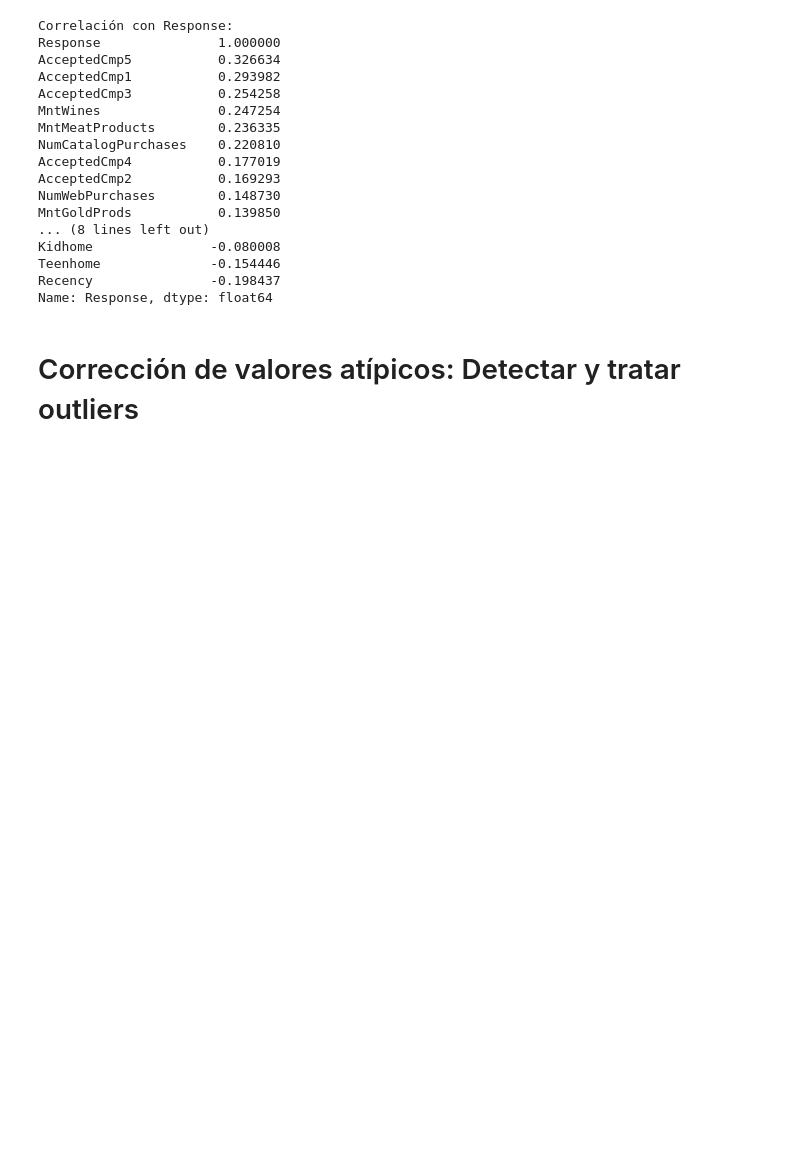
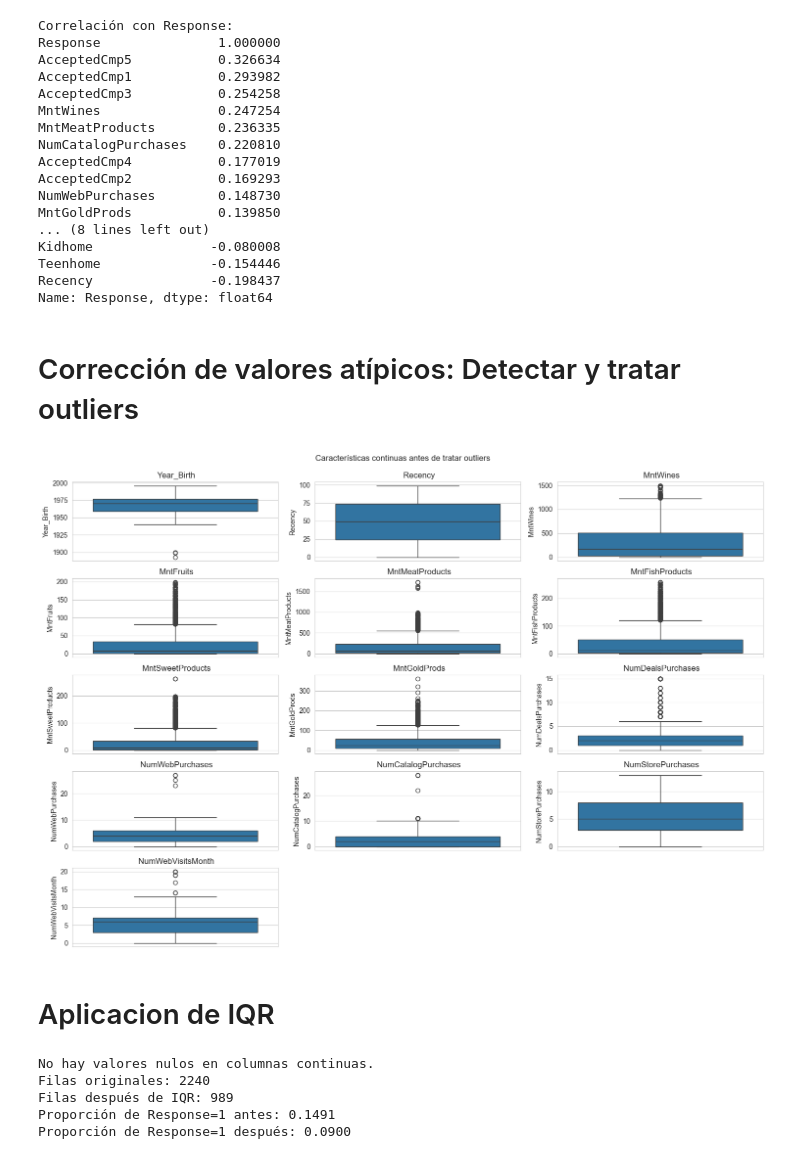
Before and after one commit to alexbyd/customer, a Jupyter notebook: Analisis Estadistico.ipynb, the cells around one changed output. Cells and saved outputs as stored; diff of their text form; code cells hidden in the pictures; blank space fills up the shorter version.

```diff
--- a/logistic regression.ipynb
+++ b/Analisis Estadistico.ipynb
@@ -192,0 +177,76 @@ Name: Response, dtype: float64
+# %%
+# Identificar columnas numéricas continuas para aplicar IQR
+continuous_features = ['Year_Birth', 'Recency', 'MntWines', 'MntFruits',
+                      'MntMeatProducts', 'MntFishProducts', 'MntSweetProducts',
+                      'MntGoldProds', 'NumDealsPurchases', 'NumWebPurchases',
+                      'NumCatalogPurchases', 'NumStorePurchases', 'NumWebVisitsMonth']
+
+# Visualizar boxplots individuales para cada variable continua antes de tratar outliers
+plt.figure(figsize=(15, 10))  # Tamaño de la figura
+n_cols = 3  # Número de columnas en la cuadrícula
+n_rows = (len(continuous_features) + n_cols - 1) // n_cols  # Calcular filas necesarias
+
+for i, col in enumerate(continuous_features, 1):
+    plt.subplot(n_rows, n_cols, i)
+    sns.boxplot(y=data[col])  # Boxplot para una sola columna
+    plt.title(f' {col}')
+    plt.ylabel(col)
+    plt.tight_layout()
+
+plt.suptitle('Características continuas antes de tratar outliers', y=1.02)
+plt.show()
+# %% [output]
+[figure, added]
+# %% [markdown]
+# Aplicacion de IQR
+# %%
+# Identificar columnas numéricas continuas para aplicar IQR
+# Excluir variables binarias o categóricas
+continuous_features = ['Year_Birth', 'Recency', 'MntWines', 'MntFruits',
+                      'MntMeatProducts', 'MntFishProducts', 'MntSweetProducts',
+                      'MntGoldProds', 'NumDealsPurchases', 'NumWebPurchases',
+                      'NumCatalogPurchases', 'NumStorePurchases', 'NumWebVisitsMonth']
+
+target = 'Response'
+
+data = data.dropna(subset=[target])
+X = data[features]
+y = data[target]
+if X[continuous_features].isna().any().any():
+    print("Imputando valores nulos en columnas continuas...")
+    X.loc[:, continuous_features] = X[continuous_features].fillna(X[continuous_features].mean())
+else:
+    print("No hay valores nulos en columnas continuas.")
+
+
+# Función para eliminar outliers usando IQR
+def remove_outliers(df, columns):
+    df_clean = df.copy()
+    for col in columns:
+        Q1 = df_clean[col].quantile(0.25)
+        Q3 = df_clean[col].quantile(0.75)
+        IQR = Q3 - Q1
+        lower_bound = Q1 - 1.5 * IQR
+        upper_bound = Q3 + 1.5 * IQR
+        # Filtrar filas donde la columna está dentro de los límites
+        df_clean = df_clean[(df_clean[col] >= lower_bound) & (df_clean[col] <= upper_bound)]
+    return df_clean
+
+# Aplicar IQR a las columnas continuas
+data_clean = remove_outliers(data, continuous_features)
+
+# Actualizar X e y después de la limpieza
+X = data_clean[features].fillna(data_clean[features].mean())  # Imputar valores nulos restantes
+y = data_clean[target]
+
+# Verificar el impacto de la limpieza
+print(f"Filas originales: {len(data)}")
+print(f"Filas después de IQR: {len(data_clean)}")
+print(f"Proporción de Response=1 antes: {data[target].mean():.4f}")
+print(f"Proporción de Response=1 después: {data_clean[target].mean():.4f}")
+# %% [output]
+No hay valores nulos en columnas continuas.
+Filas originales: 2240
+Filas después de IQR: 989
+Proporción de Response=1 antes: 0.1491
+Proporción de Response=1 después: 0.0900
```
Also changed, not shown: parts of 4 cells of this notebook, 3 other files.
